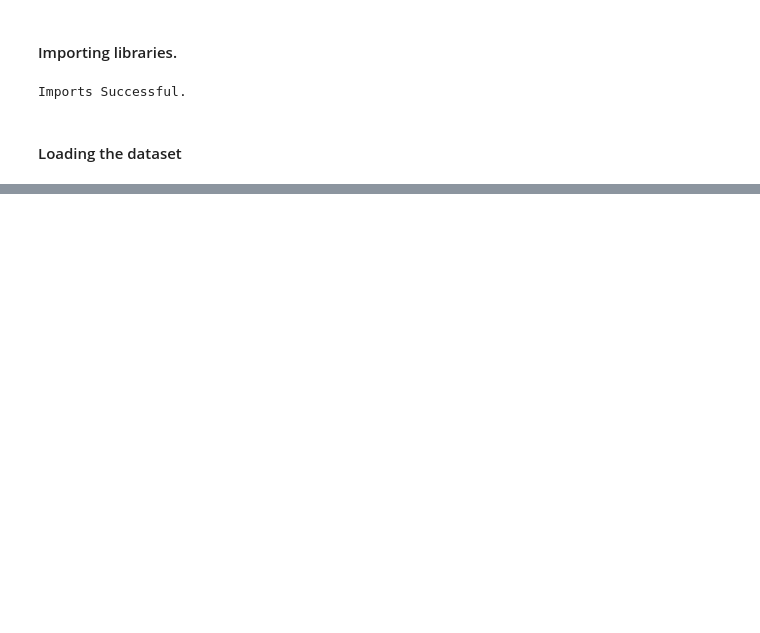
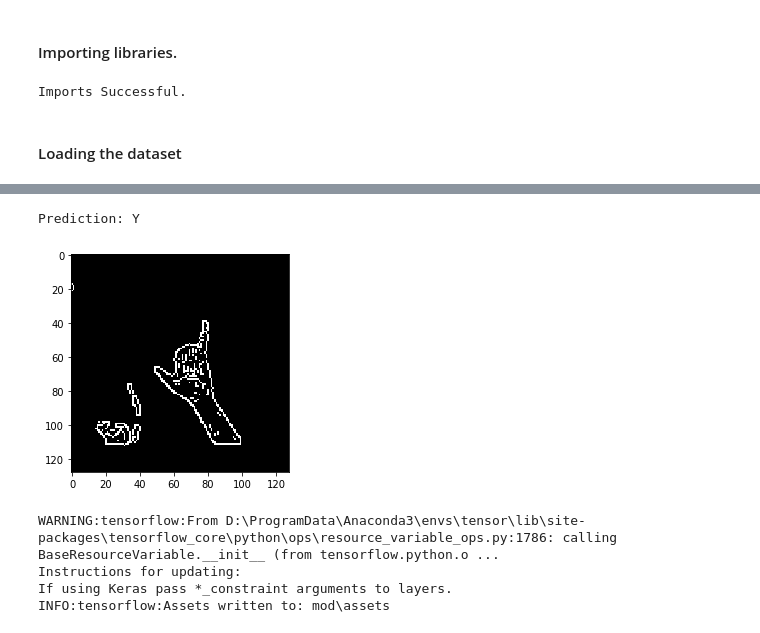
Before and after one commit to Jyothis-P/HandSignRecognition, a Jupyter notebook: cnn.ipynb, the cells around one changed output, grey strips where cells are left out. Drawn from its saved outputs; the diff is of its cells as text; code cells hidden in the pictures; blank space fills up the shorter version.

```diff
--- a/cnn.ipynb
+++ b/cnn.ipynb
@@ -45,0 +283,6 @@ O
+# %%
+history = model.fit(
+    X_train,
+    Y_train_categorical,
+    epochs=10,
+    validation_split=0.2)
@@ -45,0 +317,5 @@ O
+# %%
+def predict(img):
+    prediction = model.predict_classes(img.reshape(1, 128, 128, 1))
+    print("Prediction:", CATEGORIES[np.squeeze(prediction)])
+    show_image(img)
@@ -45,0 +379,17 @@ O
+# %%
+cap = cv2.VideoCapture(0) # video capture source camera (Here webcam of laptop)
+while(True):
+    ret,frame = cap.read()
+    cv2.imshow('img1',frame) #display the captured image
+    k = cv2.waitKey(30)
+    if k == 27:
+        break
+
+cap.release()
+cv2.destroyAllWindows()
+
+edges = process_image(frame)
+predict(edges)
+# %% [output]
+Prediction: Y
+[figure, added]
@@ -45,0 +398,7 @@ O
+# %%
+model.save('mod')
+# %% [output]
+WARNING:tensorflow:From D:\ProgramData\Anaconda3\envs\tensor\lib\site-packages\tensorflow_core\python\ops\resource_variable_ops.py:1786: calling BaseResourceVariable.__init__ (from tensorflow.python.o ...
+Instructions for updating:
+If using Keras pass *_constraint arguments to layers.
+INFO:tensorflow:Assets written to: mod\assets
```
Also changed, not shown: parts of 41 cells of this notebook, 6 other files.
